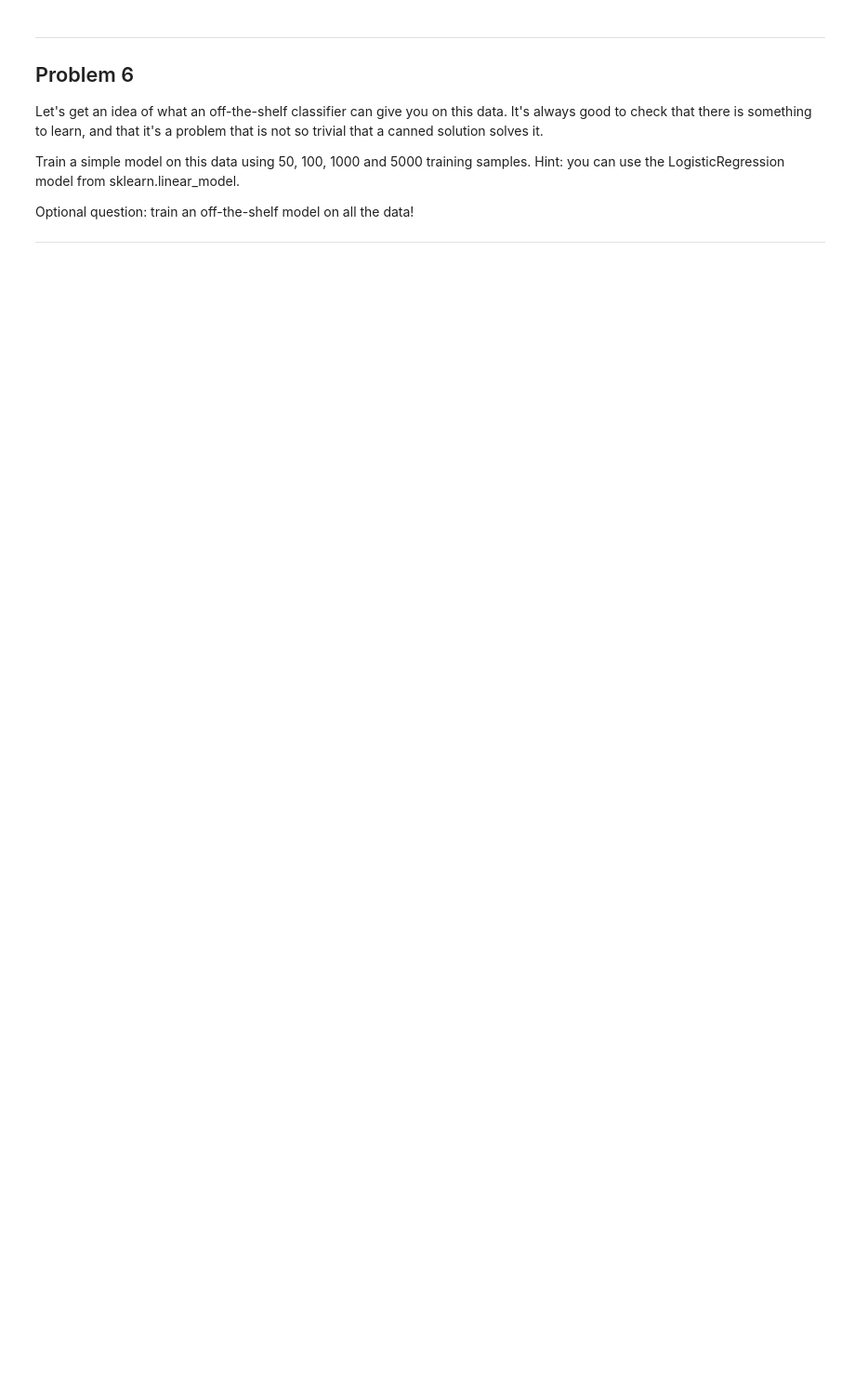
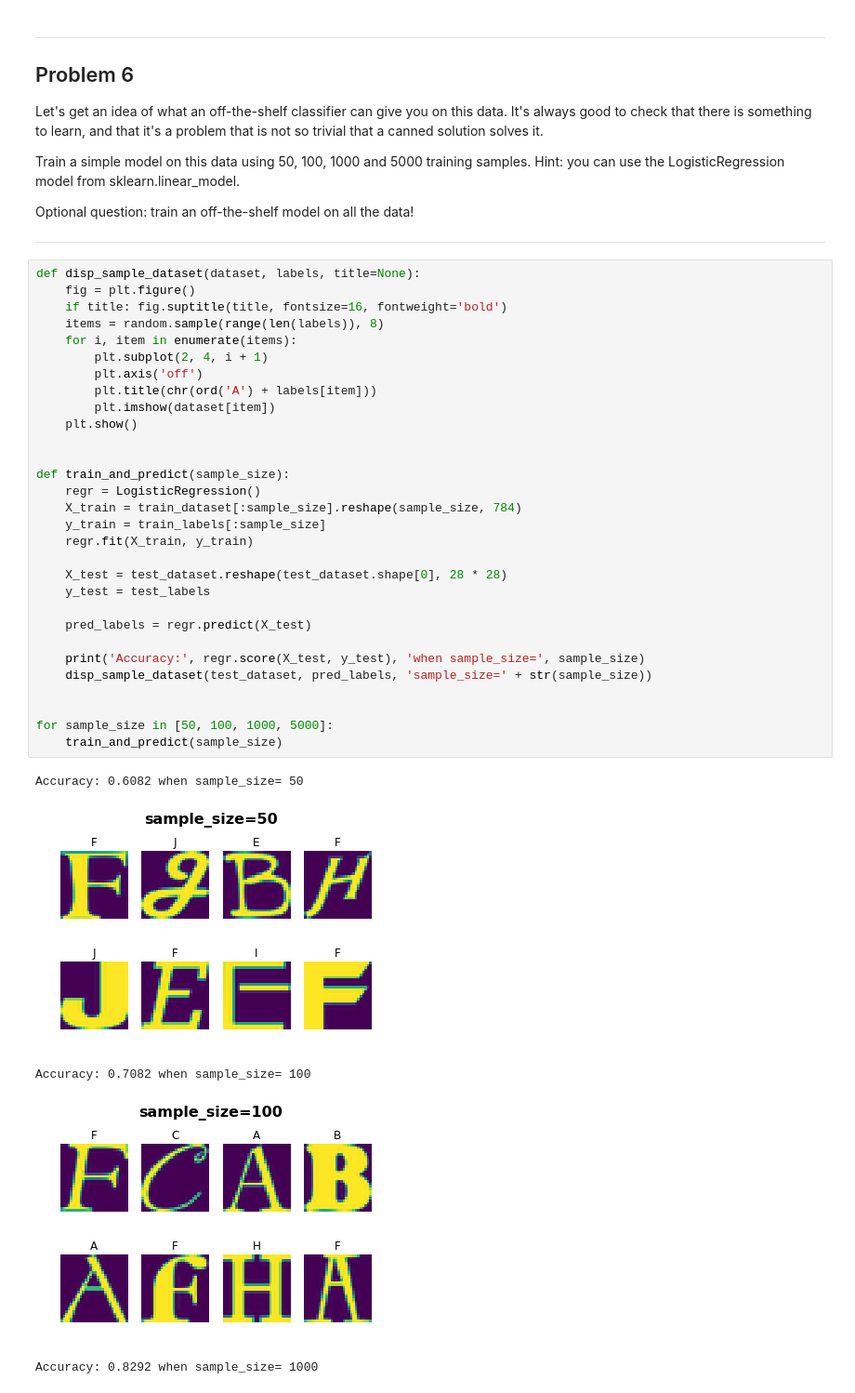
Before and after one commit to gaoshuaifu/kungfu, a Jupyter notebook: deeplearning/udacity730/1_notmnist.ipynb, the cells around one changed output. Shown: that part at 93% size. Drawn from its saved outputs; the diff is of its cells as text; blank space fills up the shorter version.

```diff
--- a/deeplearning/udacity730/1_notmnist.ipynb
+++ b/deeplearning/udacity730/1_notmnist.ipynb
@@ -467,3 +622,39 @@ Train a simple model on this data using 50, 100, 1000 and 5000 training samples.
 Optional question: train an off-the-shelf model on all the data!
 
 ---
+# %%
+def disp_sample_dataset(dataset, labels, title=None):
+    fig = plt.figure()
+    if title: fig.suptitle(title, fontsize=16, fontweight='bold')
+    items = random.sample(range(len(labels)), 8)
+    for i, item in enumerate(items):
+        plt.subplot(2, 4, i + 1)
+        plt.axis('off')
+        plt.title(chr(ord('A') + labels[item]))
+        plt.imshow(dataset[item])
+    plt.show()
+
+
+def train_and_predict(sample_size):
+    regr = LogisticRegression()
+    X_train = train_dataset[:sample_size].reshape(sample_size, 784)
+    y_train = train_labels[:sample_size]
+    regr.fit(X_train, y_train)
+
+    X_test = test_dataset.reshape(test_dataset.shape[0], 28 * 28)
+    y_test = test_labels
+
+    pred_labels = regr.predict(X_test)
+
+    print('Accuracy:', regr.score(X_test, y_test), 'when sample_size=', sample_size)
+    disp_sample_dataset(test_dataset, pred_labels, 'sample_size=' + str(sample_size))
+
+
+for sample_size in [50, 100, 1000, 5000]:
+    train_and_predict(sample_size)
+# %% [output]
+Accuracy: 0.6082 when sample_size= 50
+[figure, added]
+Accuracy: 0.7082 when sample_size= 100
+[figure, added]
+Accuracy: 0.8292 when sample_size= 1000
```
Also changed, not shown: parts of 8 cells of this notebook.
